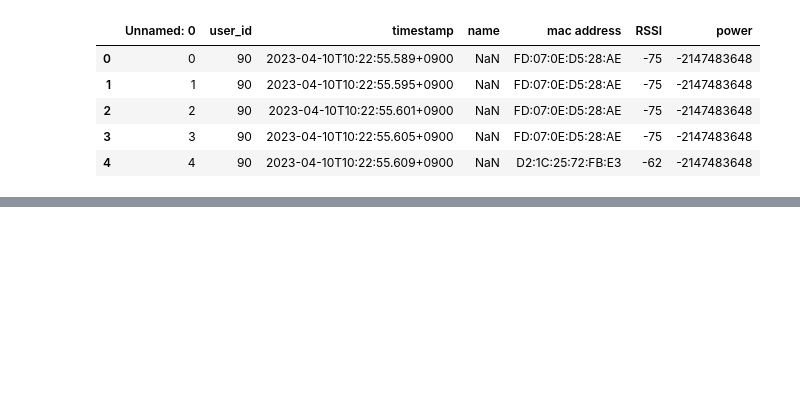
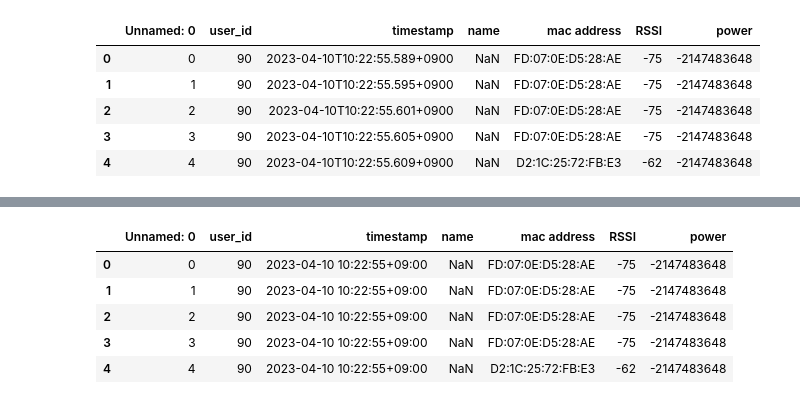
Before and after one commit to minhtrietcancode/abc-challenge-2026-location-classification, a Jupyter notebook: src/ble_data_cleaning.ipynb, the cells around one changed output, grey strips where cells are left out. Cells and saved outputs as stored; diff of their text form; code cells hidden in the pictures; blank space fills up the shorter version.

```diff
--- a/src/ble_data_cleaning.ipynb
+++ b/src/ble_data_cleaning.ipynb
@@ -12,0 +54,13 @@ df.head()
+# %%
+#Convert to datetime format
+df['timestamp']= pd.to_datetime(
+  pd.to_datetime(df['timestamp'], format='%Y-%m-%dT%H:%M:%S.%f%z').dt.strftime('%Y-%m-%dT%H:%M:%S%z'),format='%Y-%m-%dT%H:%M:%S%z'
+  )
+df.head()
+# %% [output]
+|  | Unnamed: 0 | user_id | timestamp | name | mac address | RSSI | power |
+| 0 | 0 | 90 | 2023-04-10 10:22:55+09:00 | NaN | FD:07:0E:D5:28:AE | -75 | -2147483648 |
+| 1 | 1 | 90 | 2023-04-10 10:22:55+09:00 | NaN | FD:07:0E:D5:28:AE | -75 | -2147483648 |
+| 2 | 2 | 90 | 2023-04-10 10:22:55+09:00 | NaN | FD:07:0E:D5:28:AE | -75 | -2147483648 |
+| 3 | 3 | 90 | 2023-04-10 10:22:55+09:00 | NaN | FD:07:0E:D5:28:AE | -75 | -2147483648 |
+| 4 | 4 | 90 | 2023-04-10 10:22:55+09:00 | NaN | D2:1C:25:72:FB:E3 | -62 | -2147483648 |
```
Also changed, not shown: parts of 18 cells of this notebook.
